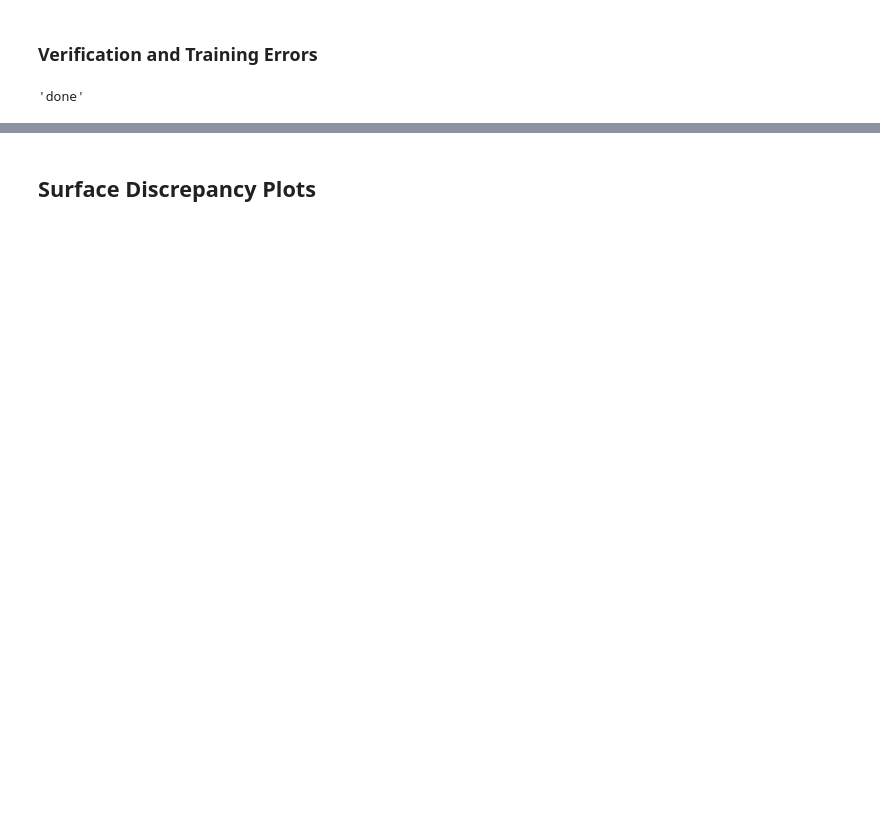
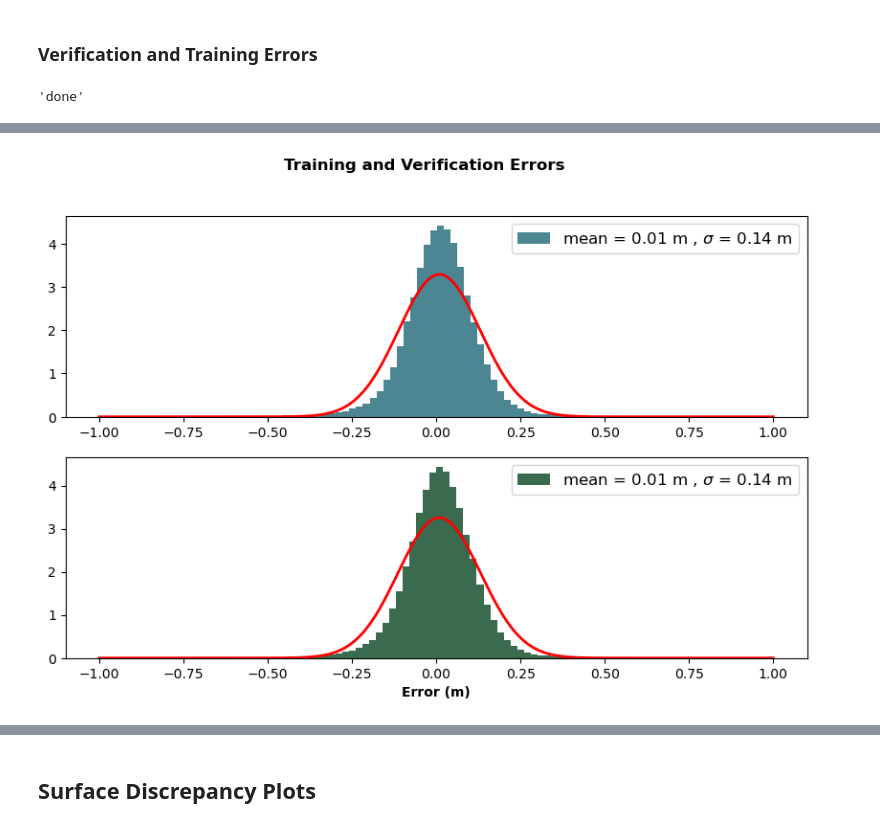
Before and after one commit to davebobculver/siren-sea-surface-code, a Jupyter notebook: errors.ipynb, the cells around one changed output, grey strips where cells are left out. Saved outputs shown, nothing was run; the diff lists cells and outputs as text; code cells hidden in the pictures; blank space fills up the shorter version.

```diff
--- a/errors.ipynb
+++ b/errors.ipynb
@@ -1,7 +1,11 @@
 # %% [markdown]
 ### Verification and Training Errors
 # %%
-network_inf = 'nets/siren/0010_0015.pt'
+reg = '250_350r'
+save_loc = 'first'
+
+network_inf = f'nets/consis/{reg}/{save_loc}.pt'
+save = f'figures/consis/{reg}/{save_loc}.png'
 # %%
 'load the net set up for eval'
 import torch
@@ -25,7 +29,7 @@ import Modules.preprocess as pp
 import numpy as np
 import re
 
-step = 1
+step = 2
 
 data  = torch.load('../../data/data.pt', weights_only=True)
 
@@ -33,7 +37,7 @@ nums = re.findall(r'\d+', network_inf)
 first, second = map(int, nums[:2])
 frames = np.arange(first, second, step=step)
 
-train_beams = list(range(0,32))
+train_beams = range(0,32)
 
 model = torch.load(network_inf, weights_only=False)
 
@@ -88,9 +86,76 @@ ver_error =  np.concatenate(ver_err_chunks)
 # %%
 import matplotlib.pyplot as plt
 import numpy as np
+print((error).std())
 
-rms = round(np.sqrt(((error/.06)**2)).mean(),3)
-vrms = round(np.sqrt(((ver_error/.06)**2)).mean(), 3)
+rms = round(np.sqrt(((error)**2).mean()),3)
 
-print(rms, vrms)
+vrms = round(np.sqrt(((ver_error)**2).mean()), 3)
+
+print(rms)
+r = 1
+
+mask = (error <r) & (error> -r)
+vmask = (ver_error <r) & (ver_error> -r)
+
+r_e = error[mask]
+r_ve = ver_error[vmask]
+
+from scipy.stats import norm
+
+mean = r_e.mean()
+ver_mean = r_ve.mean()
+std = r_e.std()
+ver_std = r_ve.std()
+xmin, xmax = [-r,r]
+x = np.linspace(xmin, xmax, 200)
+p = norm.pdf(x, loc = mean, scale = std)
+ver_p = norm.pdf(x,  loc = ver_mean, scale = ver_std)
+log = True
+# fig, (ax1, ax2) = plt.subplots(2, figsize = (10,6))
+
+# ax1.hist(r_ve, bins=100, log=log,
+# color = "#4b8692ff", label = f"Verification Error: {vrms:.2f}", density = True )  # count on log scale
+# ax2.hist(r_e, bins = 100, log = log,
+# color = "#3a6b4fff", label = f"Training Error: {rms:.2f}", density = True)
+
+# ax1.plot(x, ver_p, color= 'red', linewidth =2)
+# ax2.plot(x,p, color = 'red', linewidth =2)
+
+# # ax1.set_yscale('log')
+# # ax2.set_yscale('log')
+
+
+
+# ax1.legend(fontsize = 'large', loc = 'upper right')
+# ax2.legend(fontsize = 'large', loc = 'upper right')
+# ax2.set_xlabel("Error (m)", fontweight = 'bold')
+
+
+# plt.suptitle('Training and Verification Errors', fontweight = 'bold')
+# plt.show()
+
+fig, (ax1, ax2) = plt.subplots(2, figsize = (10,6))
+
+ax1.hist(r_ve, bins=100, log=not(log),
+color = "#4b8692ff", label = f"mean = {ver_mean:.2f} m , $\sigma$ = {vrms:.2f} m", density = True )  # count on log scale
+ax2.hist(r_e, bins = 100, log = not(log),
+color = "#3a6b4fff", label = rf"mean = {mean:.2f} m , $\sigma$ = {rms:.2f} m", density = True)
+
+ax1.plot(x, ver_p, color= 'red', linewidth =2)
+ax2.plot(x,p, color = 'red', linewidth =2)
+
+# ax1.set_yscale('log')
+# ax2.set_yscale('log')
+
+
+
+ax1.legend(fontsize = 'large', loc = 'upper right')
+ax2.legend(fontsize = 'large', loc = 'upper right')
+ax2.set_xlabel("Error (m)", fontweight = 'bold')
+
+
+plt.suptitle('Training and Verification Errors', fontweight = 'bold')
+plt.savefig(save , dpi = 300)
+plt.show()
 # %% [output]
@@ -97,0 +164 @@ print(rms, vrms)
+[figure, added]
```
Also changed, not shown: parts of 19 cells of this notebook, 14 other files.
